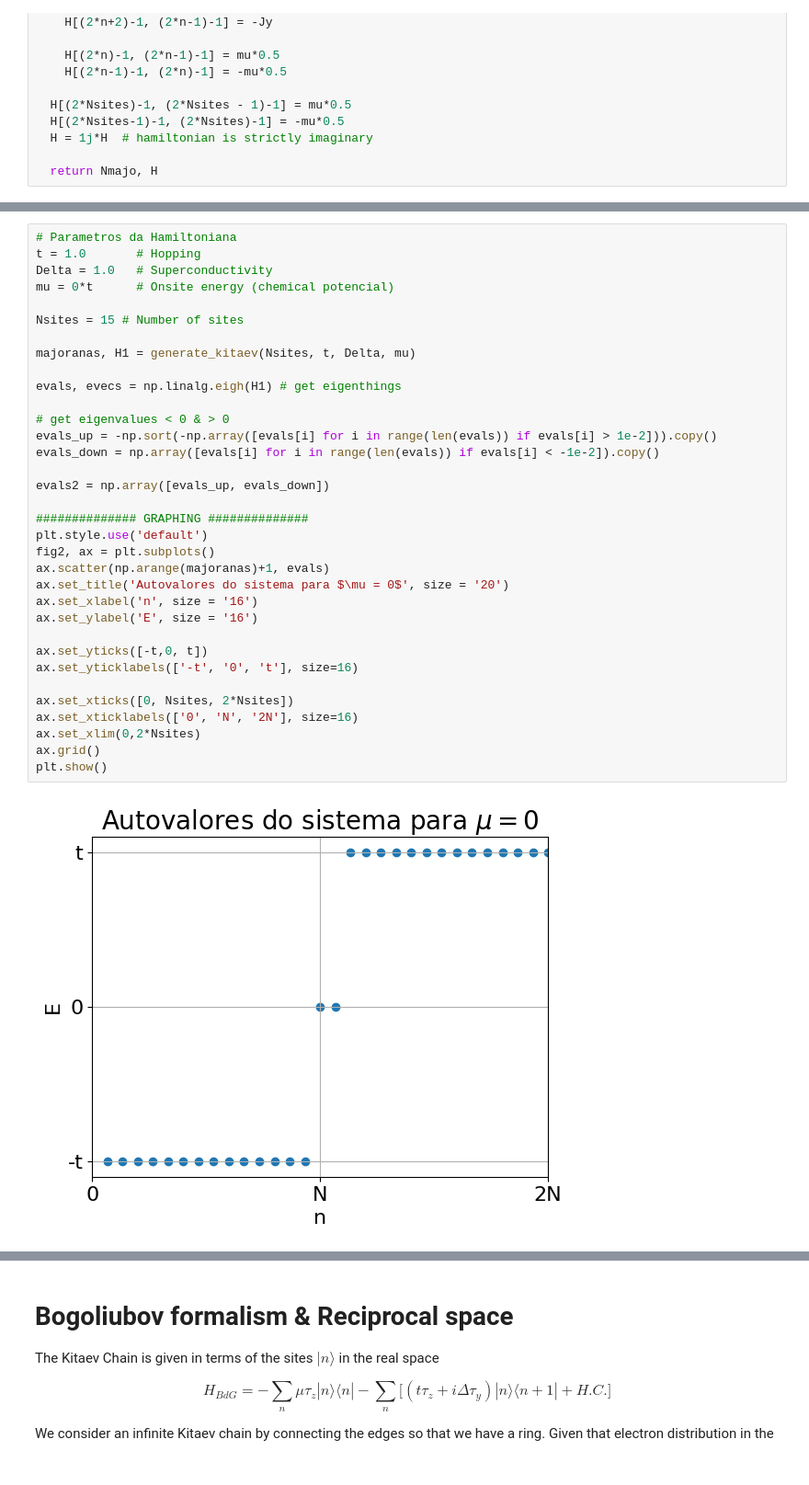
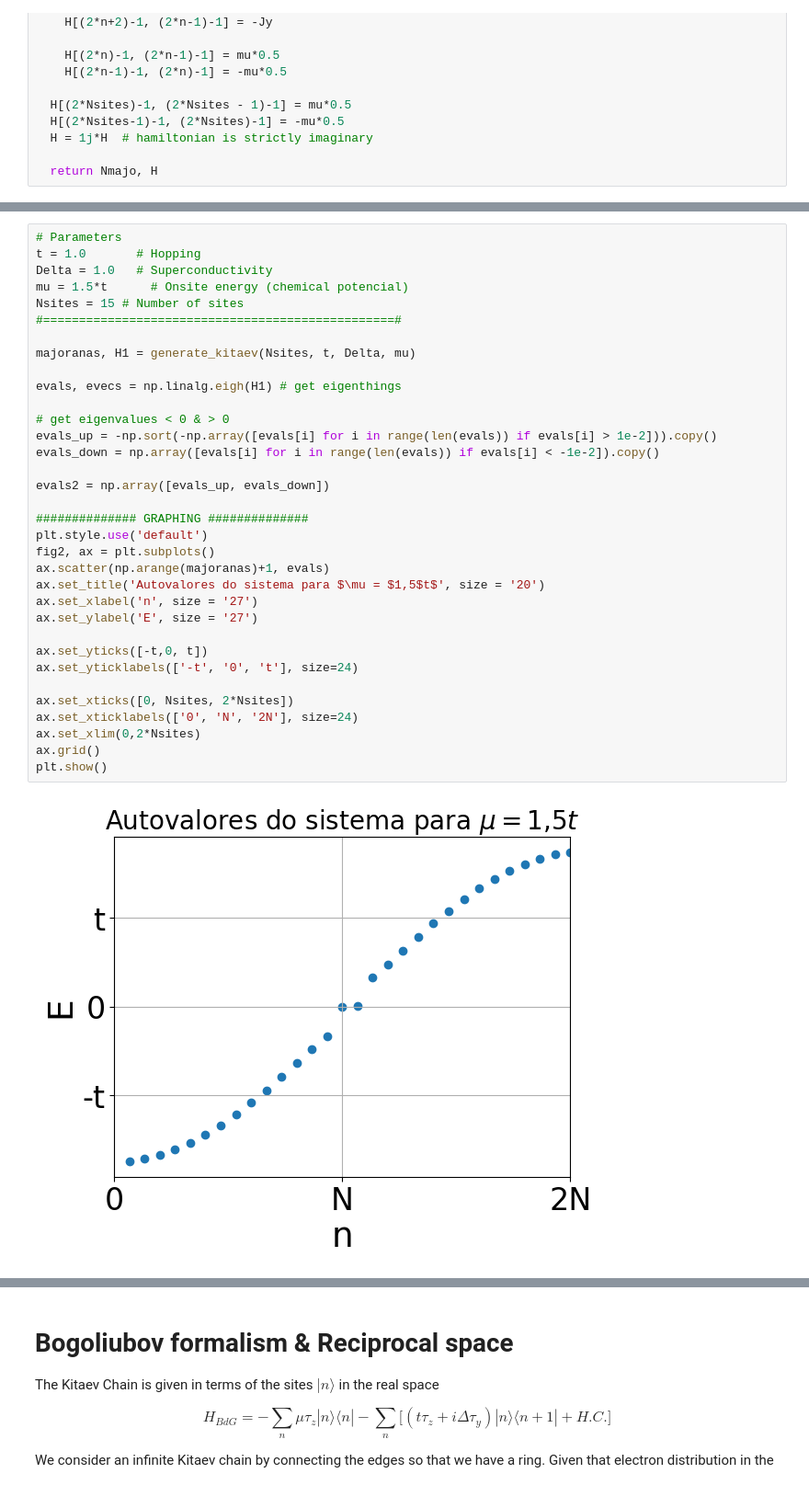
Before and after one commit to GuiJanone/majorana, a Jupyter notebook: KitaevToyModel_TCC.ipynb, the cells around one changed output, grey strips where cells are left out. Shown at 92% size. Drawn from its saved outputs; the diff is of its cells as text.

```diff
--- a/KitaevToyModel_TCC.ipynb
+++ b/KitaevToyModel_TCC.ipynb
@@ -76,36 +74,36 @@ plt.show()
 # %%
-# Parametros da Hamiltoniana
+# Parameters
 t = 1.0       # Hopping
 Delta = 1.0   # Superconductivity
-mu = 0*t      # Onsite energy (chemical potencial)
-
+mu = 1.5*t      # Onsite energy (chemical potencial)
 Nsites = 15 # Number of sites
+#=================================================#
 
 majoranas, H1 = generate_kitaev(Nsites, t, Delta, mu)
 
 evals, evecs = np.linalg.eigh(H1) # get eigenthings
 
 # get eigenvalues < 0 & > 0
 evals_up = -np.sort(-np.array([evals[i] for i in range(len(evals)) if evals[i] > 1e-2])).copy()
 evals_down = np.array([evals[i] for i in range(len(evals)) if evals[i] < -1e-2]).copy()
 
 evals2 = np.array([evals_up, evals_down])
 
 ############## GRAPHING ##############
 plt.style.use('default')
 fig2, ax = plt.subplots()
 ax.scatter(np.arange(majoranas)+1, evals)
-ax.set_title('Autovalores do sistema para $\mu = 0$', size = '20')
-ax.set_xlabel('n', size = '16')
-ax.set_ylabel('E', size = '16')
+ax.set_title('Autovalores do sistema para $\mu = $1,5$t$', size = '20')
+ax.set_xlabel('n', size = '27')
+ax.set_ylabel('E', size = '27')
 
 ax.set_yticks([-t,0, t])
-ax.set_yticklabels(['-t', '0', 't'], size=16)
+ax.set_yticklabels(['-t', '0', 't'], size=24)
 
 ax.set_xticks([0, Nsites, 2*Nsites])
-ax.set_xticklabels(['0', 'N', '2N'], size=16)
+ax.set_xticklabels(['0', 'N', '2N'], size=24)
 ax.set_xlim(0,2*Nsites)
 ax.grid()
 plt.show()
 # %% [output]
-[figure, old version]
+[figure, new version]
```
Also changed, not shown: parts of 7 cells of this notebook.
